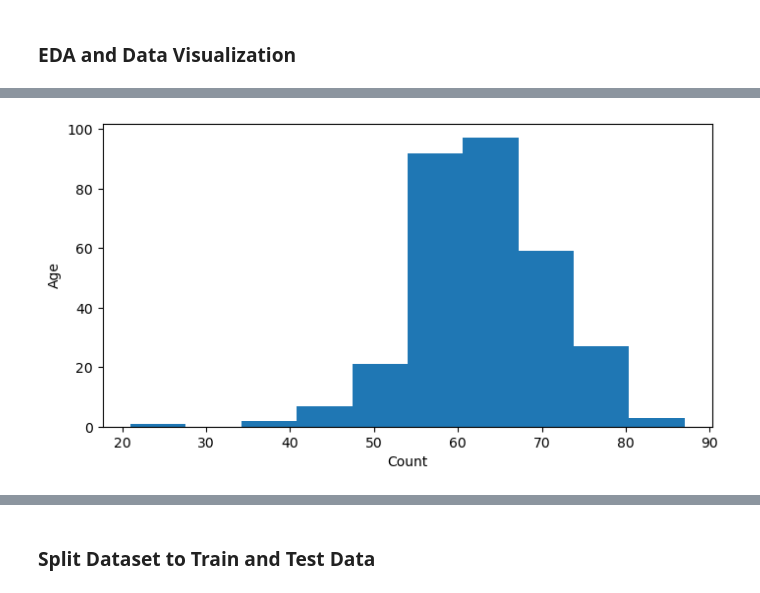
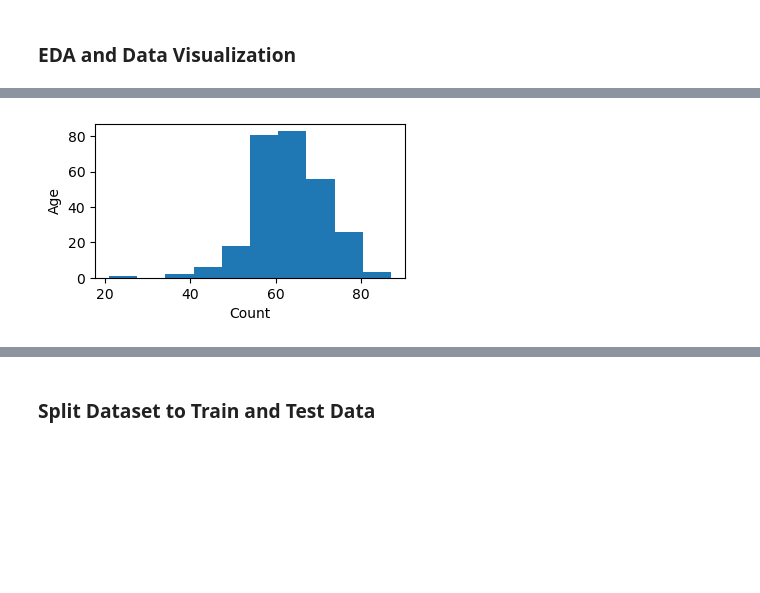
Before and after one commit to Antje1403/Data-Science-Lung-Cancer, a Jupyter notebook: Lung_cancer_Kaggle.ipynb, the cells around one changed output, grey strips where cells are left out. Drawn from its saved outputs; the diff is of its cells as text; code cells hidden in the pictures; blank space fills up the shorter version.

```diff
--- a/Lung_cancer_Kaggle.ipynb
+++ b/Lung_cancer_Kaggle.ipynb
@@ -76,7 +85,13 @@ for col in list(data.columns):
     new_cols.append(col.lower())
 data.columns = new_cols
 #show dataframe, Dictionary: 1 = NO, 2 = YES
-data.head()
+display(data.head())
+data.columns #Space at the end of allergy and fatigue
+new_cols = ['gender', 'age', 'smoking', 'yellow_fingers', 'anxiety',
+       'peer_pressure', 'chronic disease', 'fatigue', 'allergy', 'wheezing',
+       'alcohol consuming', 'coughing', 'shortness of breath',
+       'swallowing difficulty', 'chest pain', 'lung_cancer']
+data.columns = new_cols
 # %% [output]
 |  | gender | age | smoking | yellow_fingers | anxiety | peer_pressure | chronic disease | fatigue | allergy | ... |
 | 0 | M | 69 | 1 | 2 | 2 | 1 | 1 | 2 | 1 | ... |
@@ -157,3 +172,8 @@ Data columns (total 16 columns):
  15  lung_cancer            309 non-null    int64
 dtypes: int64(16)
 memory usage: 38.8 KB
+# %%
+print(data.duplicated().sum())
+data.drop_duplicates(inplace = True)
+print(data.duplicated().sum())
+data = data.reset_index(drop = True)
@@ -176,22 +308,15 @@ plt.show()
 # %%
-#create bar plot of all columns except age
-# for column in (data.columns):
-#     if column != "age":
-#     # Create a bar plot for the current column
-#         plt.figure(figsize= (5,2))  # Create a new figure for each plot
-#         data[column].value_counts().plot(kind='bar')
-#         plt.title(f'Bar plot for {column}')
-#         plt.xlabel(column)
-#         plt.ylabel('Count')
-#         plt.show()
+#hier noch Altersverteilung unter cancer
 
-plt.figure(figsize= (8,4))  # Create a new figure for each plot
+
+
+plt.figure(figsize= (4,2))  # Create a new figure for each plot
 data["age"].plot(kind='hist')
 
 plt.xlabel("Count")
 plt.ylabel('Age')
 plt.show()
-#normal distribution. Would be more representative if Age was uniform distribution
+#somewhat normal distribution
 # %% [output]
-[figure, old version]
+[figure, new version]
 # %%
```
Also changed, not shown: parts of 33 cells of this notebook.
